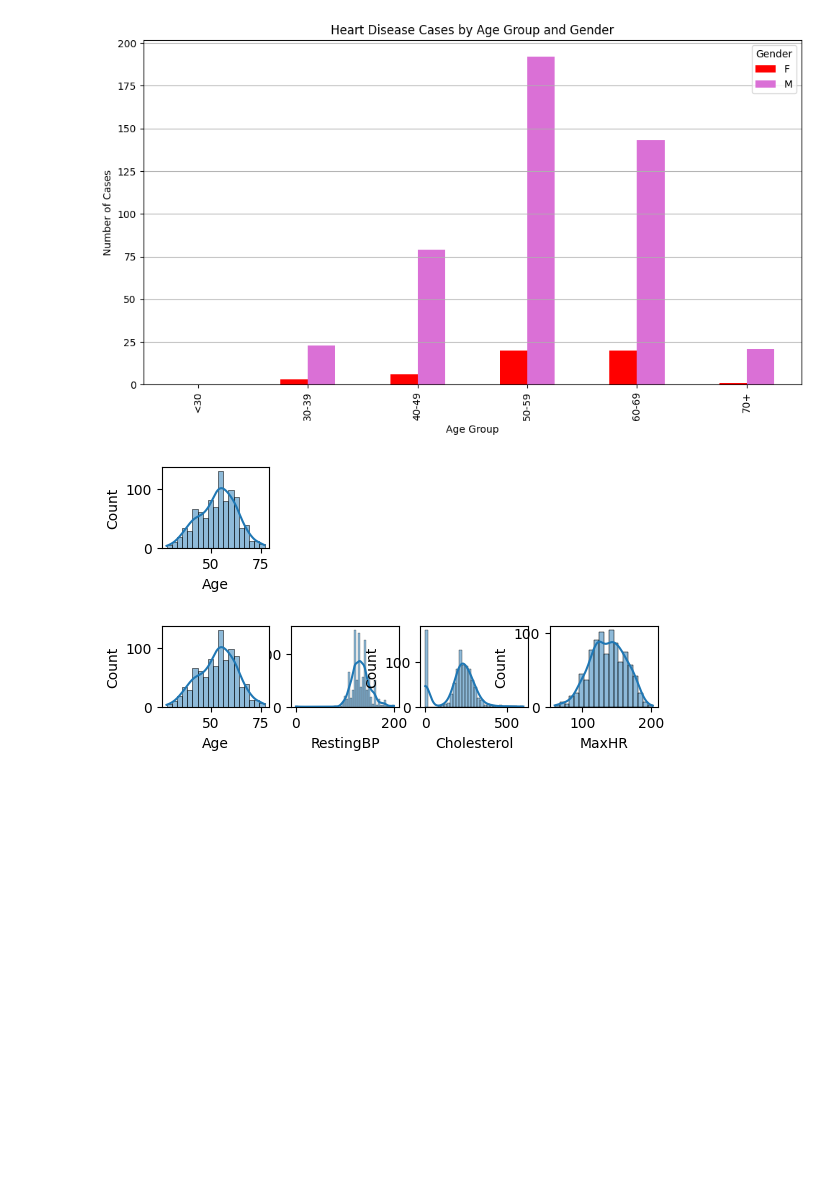
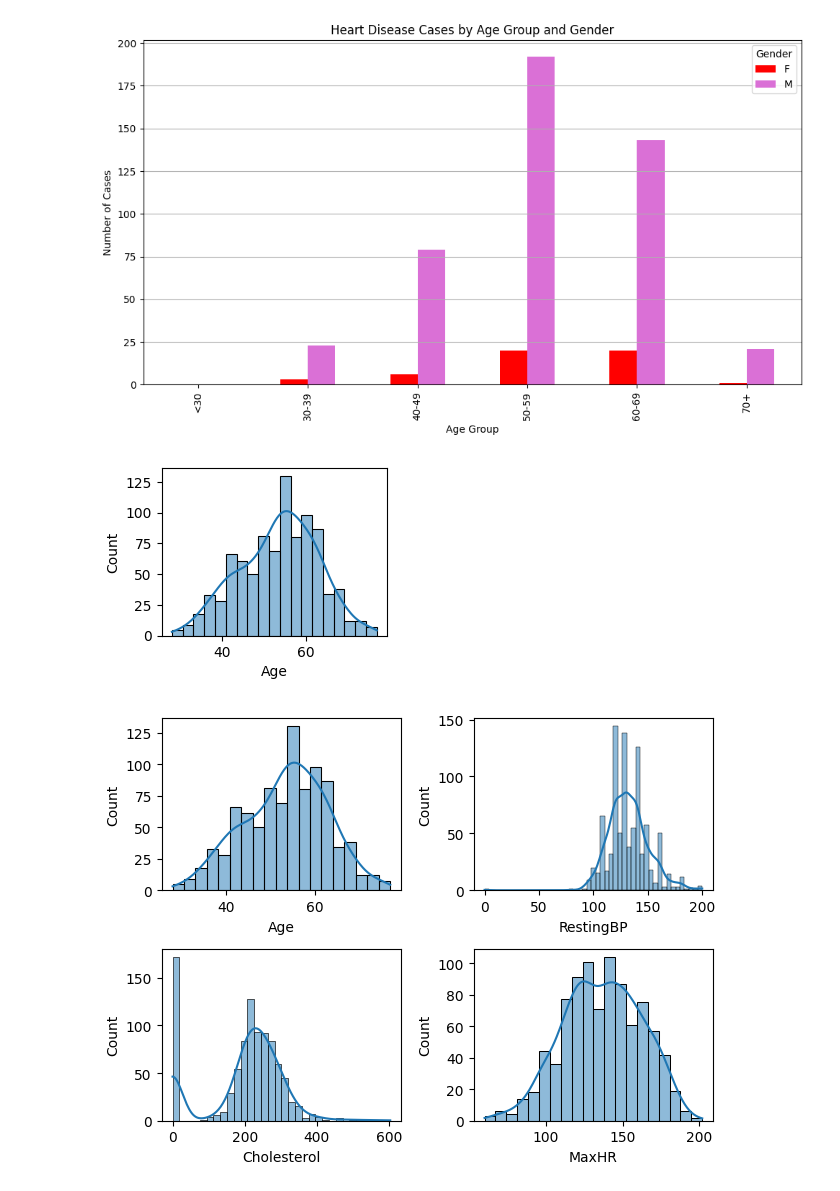
Before and after one commit to ankush262/Machine-learning, a Jupyter notebook: heart_diease.ipynb, the cells around one changed output. Cells and saved outputs as stored; diff of their text form; code cells hidden in the pictures; blank space fills up the shorter version.

```diff
--- a/heart_diease.ipynb
+++ b/heart_diease.ipynb
@@ -234,15 +234,16 @@ plt.show()
 [figure]
 # %%
 def plotting(var,num):
-    plt.subplot(4,4,num)
+    plt.subplot(2,2,num)
     sns.histplot(df[var],kde = True)
 plotting('Age',1)
 # %% [output]
-[figure, old version]
+[figure, new version]
 # %%
 plotting('RestingBP',2)
 plotting("Cholesterol",3)
 plotting("MaxHR",4)
 plotting('Age',1)
+plt.tight_layout()
 # %% [output]
-[figure, old version]
+[figure, new version]
```
Also changed, not shown: parts of 7 cells of this notebook.
